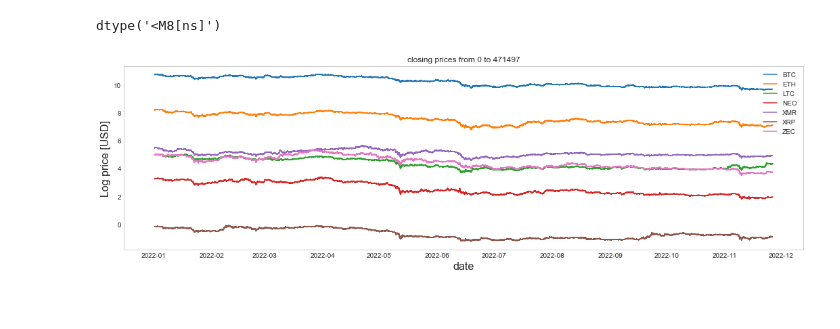
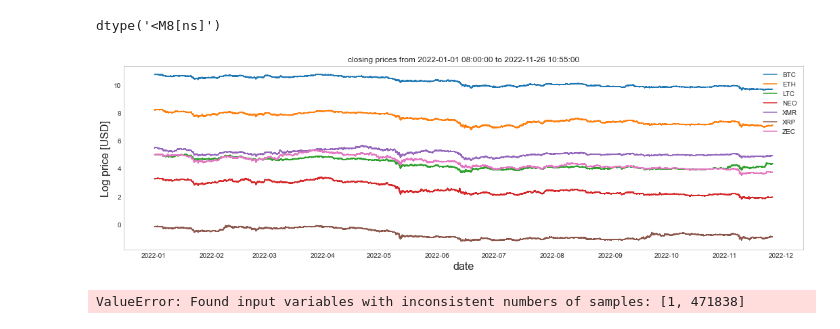
Before and after one commit to BabyChouSr/crypto-pairs-trading, a Jupyter notebook: arb_strat.ipynb, the cells around one changed output. Drawn from its saved outputs; the diff is of its cells as text; code cells hidden in the pictures.

Commit message:
added all_prices.csv

```diff
--- a/arb_strat.ipynb
+++ b/arb_strat.ipynb
@@ -126,11 +126,19 @@ all_prices = all_prices.merge(neo[["time","close"]].rename(columns = {"close": "
 all_prices = all_prices.merge(xmr[["time","close"]].rename(columns = {"close": "xmr_price"}), on = "time", how = "left")
 all_prices = all_prices.merge(xrp[["time","close"]].rename(columns = {"close": "xrp_price"}), on = "time", how = "left")
 all_prices = all_prices.merge(zec[["time","close"]].rename(columns = {"close": "zec_price"}), on = "time", how = "left")
+all_prices = all_prices.set_index("time")
+all_prices["eth_price"] = all_prices["eth_price"].interpolate()
+all_prices["ltc_price"] = all_prices["ltc_price"].interpolate()
+all_prices["neo_price"] = all_prices["neo_price"].interpolate()
+all_prices["xmr_price"] = all_prices["xmr_price"].interpolate()
+all_prices["xrp_price"] = all_prices["xrp_price"].interpolate()
+all_prices["zec_price"] = all_prices["zec_price"].interpolate()
+all_prices.to_csv("all_prices.csv")
 
 all_prices["btc_price"] = np.log(all_prices["btc_price"])
-all_prices["eth_price"] = np.log(all_prices["eth_price"].interpolate())
-all_prices["ltc_price"] = np.log(all_prices["ltc_price"].interpolate())
-all_prices["neo_price"] = np.log(all_prices["neo_price"].interpolate())
-all_prices["xmr_price"] = np.log(all_prices["xmr_price"].interpolate())
-all_prices["xrp_price"] = np.log(all_prices["xrp_price"].interpolate())
-all_prices["zec_price"] = np.log(all_prices["zec_price"].interpolate())
+all_prices["eth_price"] = np.log(all_prices["eth_price"])
+all_prices["ltc_price"] = np.log(all_prices["ltc_price"])
+all_prices["neo_price"] = np.log(all_prices["neo_price"])
+all_prices["xmr_price"] = np.log(all_prices["xmr_price"])
+all_prices["xrp_price"] = np.log(all_prices["xrp_price"])
+all_prices["zec_price"] = np.log(all_prices["zec_price"])
@@ -160,18 +167,27 @@ dtype('<M8[ns]')
 # %%
 fig, ax = plt.subplots(1, 1, figsize=(18, 5))
 ax.plot(all_prices["btc_price"], label = "BTC")
 ax.plot(all_prices["eth_price"], label = "ETH")
 ax.plot(all_prices["ltc_price"], label = "LTC")
 ax.plot(all_prices["neo_price"], label = "NEO")
 ax.plot(all_prices["xmr_price"], label = "XMR")
 ax.plot(all_prices["xrp_price"], label = "XRP")
 ax.plot(all_prices["zec_price"], label = "ZEC")
 ax.legend(loc="upper right")
 ax.set_xlabel('date', fontsize=16)
 ax.set_ylabel('Log price [USD]', fontsize=16)
-ax.set_title('closing prices from {} to {}'.format(eth.index[0], eth.index[-1]))
+ax.set_title('closing prices from {} to {}'.format(all_prices.index[0], all_prices.index[-1]))
 ax.grid()
 
 plt.show()
 # %% [output]
-[figure, old version]
+[figure, new version]
+# %%
+#linear regression strategy on NEO and XMR
+lm = LinearRegression()
+lm.fit(all_prices.select(["xmr_price"]),all_prices["neo_price"])
+alpha = lm.intercept_
+beta = lm.coef_
+alpha,beta
+# %% [output]
+ValueError: Found input variables with inconsistent numbers of samples: [1, 471838]
```
Also changed, not shown: parts of 2 cells of this notebook, 1 other file.
